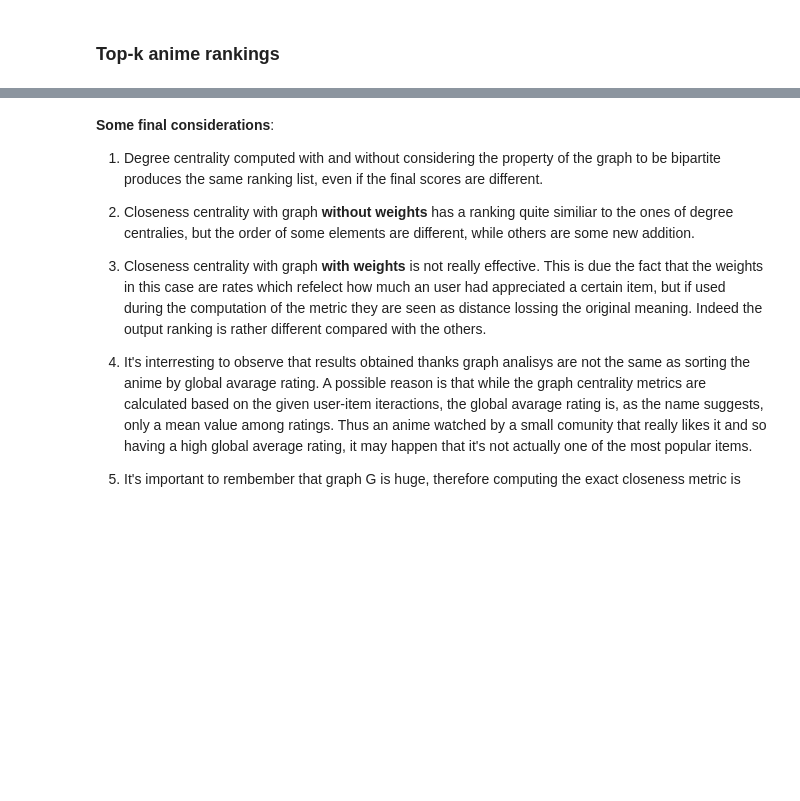
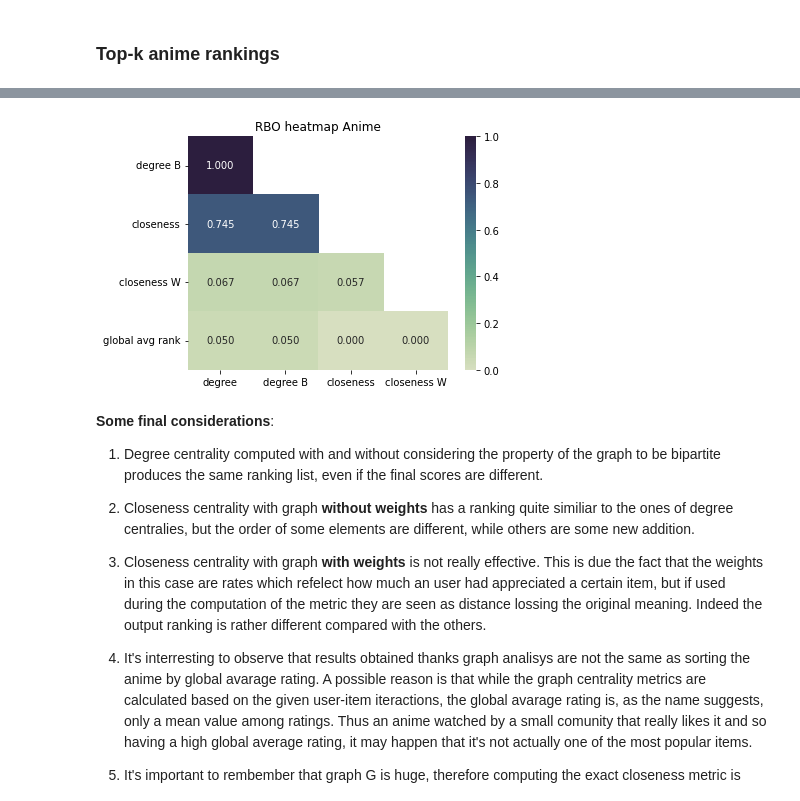
Before and after one commit to chguizz/graph_based_recommendation_system, a Jupyter notebook: GraphCentralities.ipynb, the cells around one changed output, grey strips where cells are left out. Cells and saved outputs as stored; diff of their text form; code cells hidden in the pictures; blank space fills up the shorter version.

```diff
--- a/GraphCentralities.ipynb
+++ b/GraphCentralities.ipynb
@@ -504,0 +583,8 @@ df_top_anime
+# %%
+categories = ['degree', 'degree B', 'closeness', 'closeness W', 'global avg rank']
+rbo_values = np.zeros((len(categories), len(categories)), dtype=float)
+for i, c_i in enumerate(categories):
+  for j, c_j in enumerate(categories):
+    rbo_metric = rbo(df_top_anime[c_i].values, df_top_anime[c_j].values)
+    rbo_values[i,j] = rbo_metric
+    print('RBO {} - {}: {}'.format(c_i, c_j, rbo_metric))
@@ -505,3 +609,21 @@ df_top_anime
+# %%
+# mask for low triangle
+mask1 = np.tril(np.ones(rbo_values.shape)).astype(np.bool)
+# mask for no diagonal
+mask2 = np.ones(len(categories)) - np.identity(len(categories))
+mask2 = mask2.astype(np.bool)
+
+rbo_triangle = pd.DataFrame(rbo_values).where(np.multiply(mask1, mask2)).iloc[1:,:-1]
+rbo_triangle.columns = categories[:-1]
+rbo_triangle.index = categories[1:]
+# %%
+mycmap = sns.cubehelix_palette(start=.5, rot=-.75, as_cmap=True)
+hmap=sns.heatmap(rbo_triangle, cmap=mycmap, annot=True, fmt=".3f")
+plt.title('RBO heatmap Anime')
+plt.tight_layout()
+hmap.figure.savefig("./figures/RBO_heatmap_anime.png")
+# %% [output]
+[figure, added]
 # %% [markdown]
 **Some final considerations**:
 
```
Also changed, not shown: parts of 10 cells of this notebook, 2 other files.
